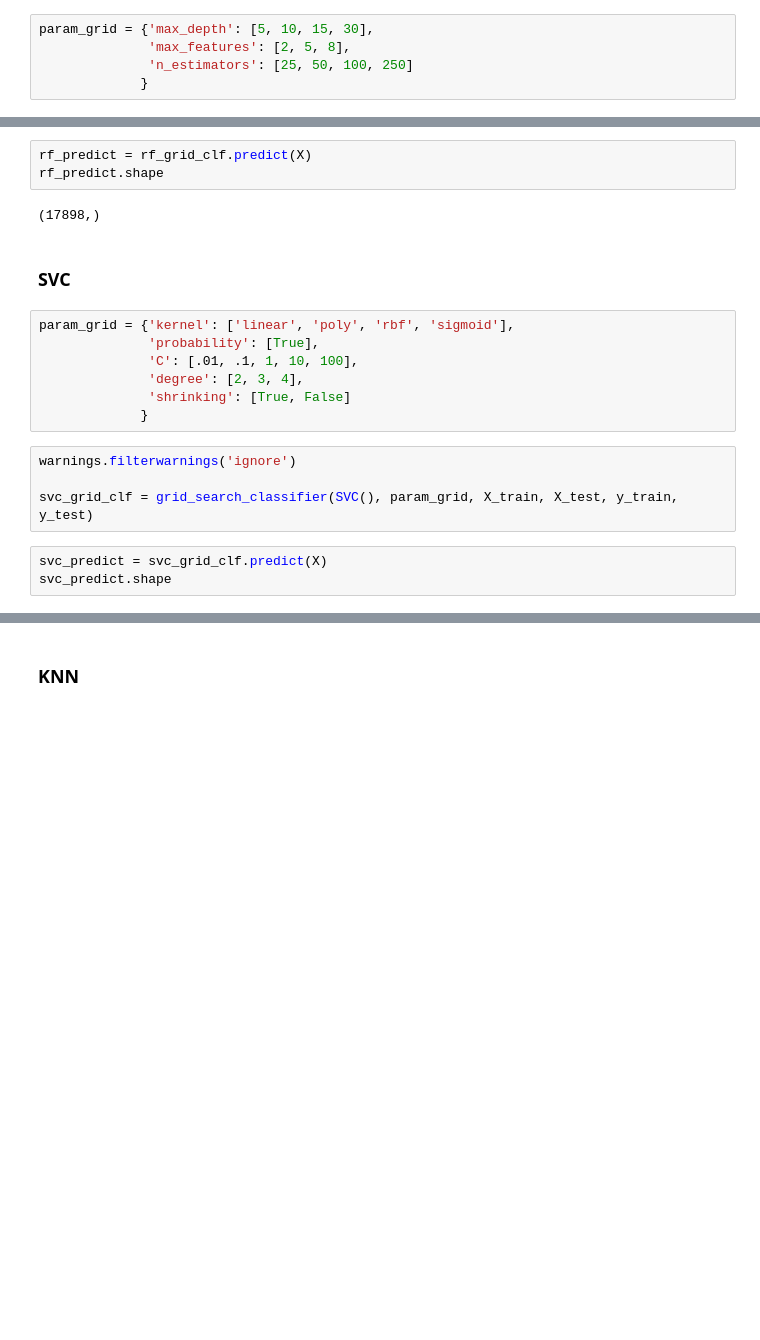
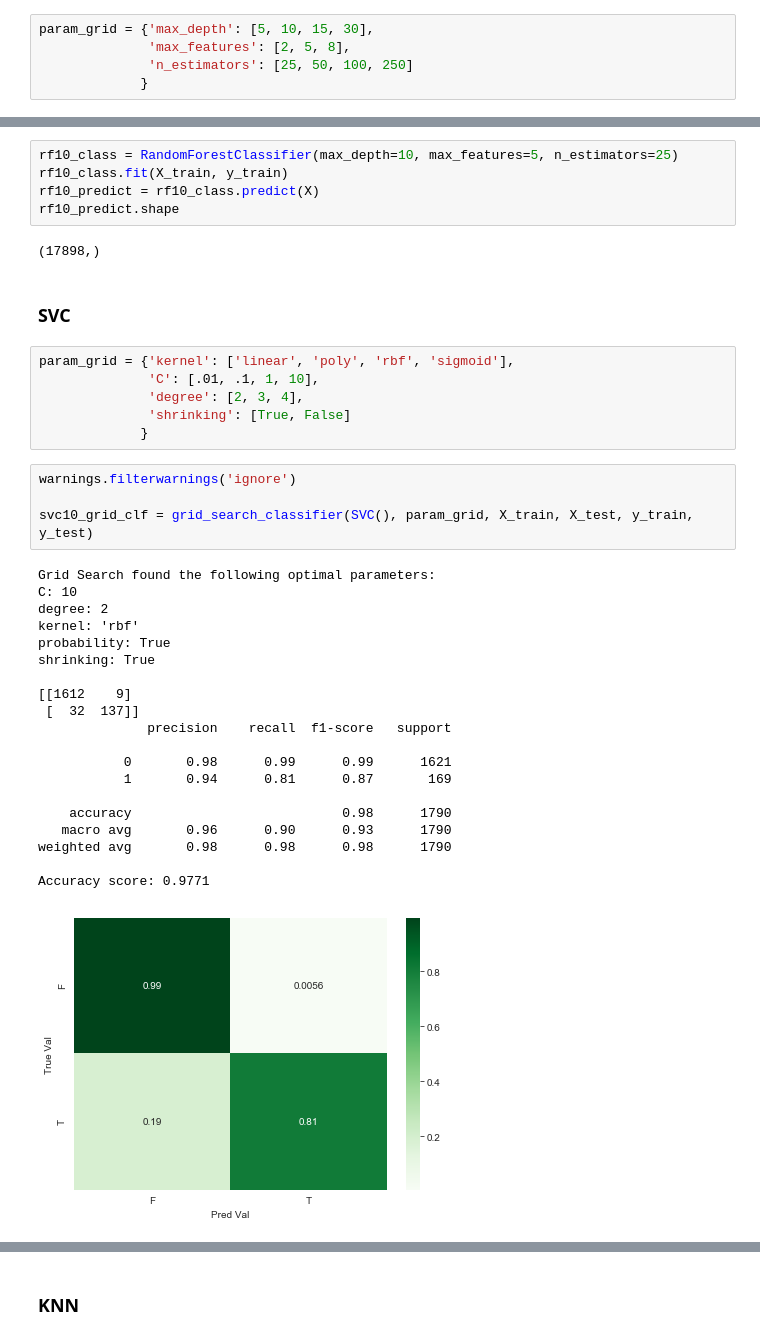
Before and after one commit to zapatos24/Pulsar_Star_Classification, a Jupyter notebook: jeremy-wip-notebook.ipynb, the cells around one changed output, grey strips where cells are left out. Drawn from its saved outputs; the diff is of its cells as text; blank space fills up the shorter version.

```diff
--- a/jeremy-wip-notebook.ipynb
+++ b/jeremy-wip-notebook.ipynb
@@ -298,24 +363,43 @@ weighted avg       0.98      0.98      0.98      1790
 
 Accuracy score: 0.976
 [figure]
-# %%
-rf_predict = rf_grid_clf.predict(X)
-rf_predict.shape
-# %% [output]
-(17898,)
+# %%
+rf10_class = RandomForestClassifier(max_depth=10, max_features=5, n_estimators=25)
+rf10_class.fit(X_train, y_train)
+rf10_predict = rf10_class.predict(X)
+rf10_predict.shape
+# %% [output]
+(17898,)
 # %% [markdown]
 ### SVC
 # %%
 param_grid = {'kernel': ['linear', 'poly', 'rbf', 'sigmoid'],
-              'probability': [True],
-              'C': [.01, .1, 1, 10, 100],
+              'C': [.01, .1, 1, 10],
               'degree': [2, 3, 4],
               'shrinking': [True, False]
              }
 # %%
 warnings.filterwarnings('ignore')
 
-svc_grid_clf = grid_search_classifier(SVC(), param_grid, X_train, X_test, y_train, y_test)
+svc10_grid_clf = grid_search_classifier(SVC(), param_grid, X_train, X_test, y_train, y_test)
+# %% [output]
+Grid Search found the following optimal parameters:
+C: 10
+degree: 2
+kernel: 'rbf'
+probability: True
+shrinking: True
+
+[[1612    9]
+ [  32  137]]
+              precision    recall  f1-score   support
+
+           0       0.98      0.99      0.99      1621
+           1       0.94      0.81      0.87       169
+
+    accuracy                           0.98      1790
+   macro avg       0.96      0.90      0.93      1790
+weighted avg       0.98      0.98      0.98      1790
+
+Accuracy score: 0.9771
+[figure, added]
-# %%
-svc_predict = svc_grid_clf.predict(X)
-svc_predict.shape
```
Also changed, not shown: parts of 45 cells of this notebook.
